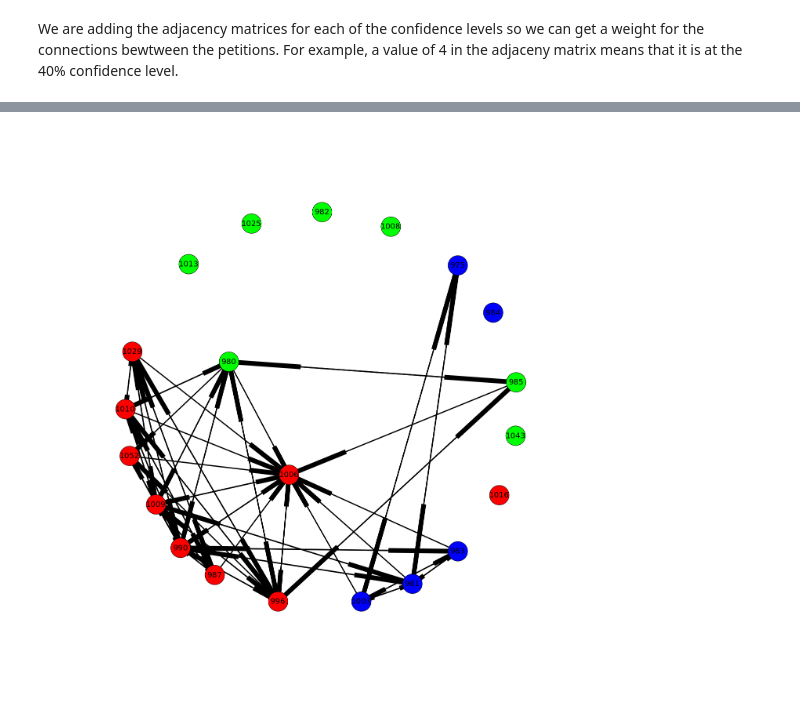
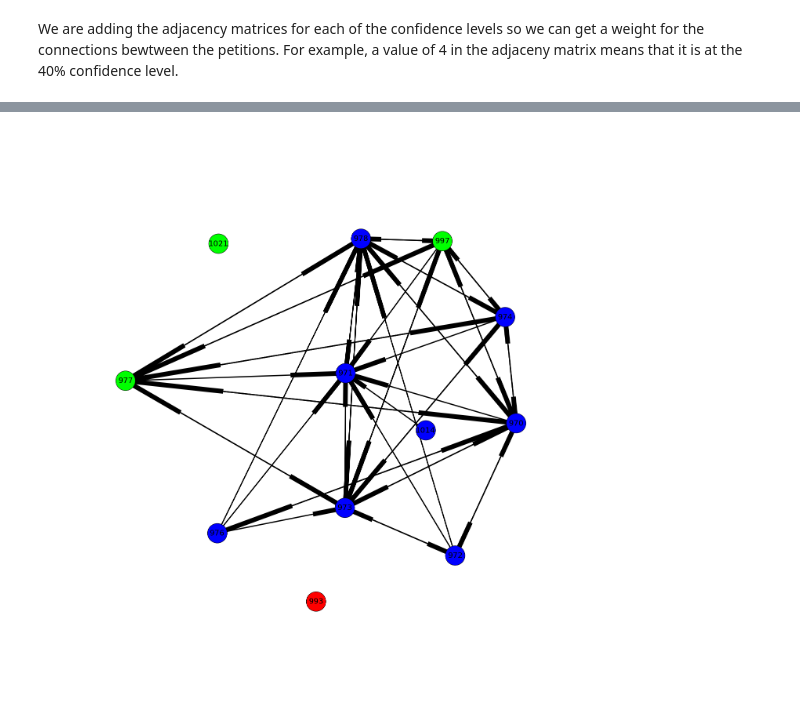
Before and after one commit to CatherineDumas/social_informatics_2014, a Jupyter notebook: notebooks/Accummulated_Confidence.ipynb, the cells around one changed output, grey strips where cells are left out. Drawn from its saved outputs; the diff is of its cells as text; code cells hidden in the pictures.

```diff
--- a/notebooks/Accummulated_Confidence.ipynb
+++ b/notebooks/Accummulated_Confidence.ipynb
@@ -137,8 +139,8 @@ def generate_confidence_level_graphs(filename):
     #adjacency_matrix = petitions.T.values[1:]
     #petitions['Unnamed: 0'] = petition10['Unnamed: 0']
     #petition_ids = petitions['Unnamed: 0']
-    petition_ids = [ 975,980,981,982,983,984,985,987,990,996,1003,1006,1008,1009,1010,1013,1016,1025,1029,1043,1052]
-    petition_labels = {petition_ids[i]:str(petition_ids[i]) for i in range(0,21) }
+    petition_ids = [ 970,971,972,973,974,976,978,1014,977,997,1021,993]
+    petition_labels = {petition_ids[i]:str(petition_ids[i]) for i in range(0,12) }
     #graph = nx.from_numpy_matrix(adjacency_matrix)
     with open(filename, "r") as infile:
         rules = []
@@ -155,7 +157,7 @@ def generate_confidence_level_graphs(filename):
     color_table =  [ [row[0],row[1],row[2]] for i,row in categories_colors.iterrows()]
     petitions_categories_table = pd.read_csv('../data/petitions_grouping.csv')
     petitions_categories =  { row[0]:row[1] for i,row in petitions_categories_table.iterrows() }
-    node_colors_array = [ color_table[petitions_categories[pid]] for pid in graph.nodes() ]
+    node_colors_array = [ color_table[int(petitions_categories[pid])] for pid in graph.nodes() ]
     posframe2 = pd.read_csv('../data/graph_positions.csv')
     positions2 = {petition_ids[i]:numpy.array([row[0],row[1]]) for i,row in posframe2.iterrows()}
     plt.figure(num=3, figsize=(25,25))
@@ -166,10 +168,10 @@ def generate_confidence_level_graphs(filename):
     plt.sci(nodes)
     plt.sci(edges)
     plt.show()
-# %%
-generate_confidence_level_graphs('../data/10per_confidence_edges.txt')
-# %% [output]
-[figure, removed]
+# %%
+generate_confidence_level_graphs('../data/pro_gc.edgelist.10.confidence.csv')
+# %% [output]
+[figure, added]
 # %%
 generate_confidence_level_graphs('../data/20per_confidence_edges.txt')
 # %% [output]
```
Also changed, not shown: parts of 13 cells of this notebook, 5 other files.
